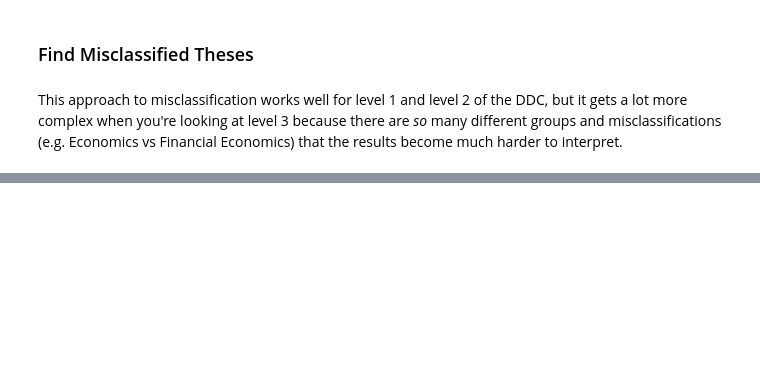
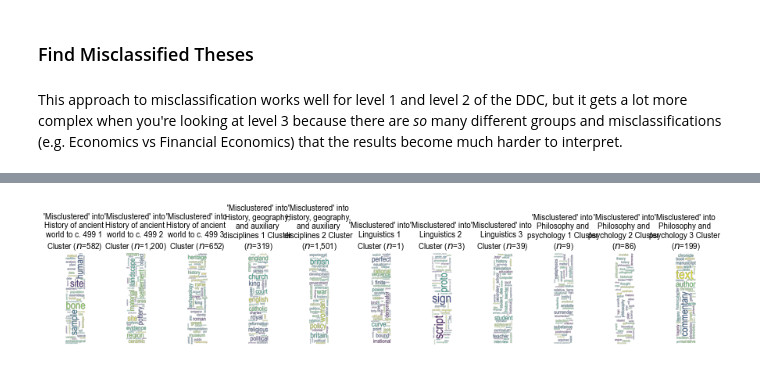
Before and after one commit to jreades/ph-tutorial-code, a Jupyter notebook: Clustering_Word_Embeddings.ipynb, the cells around one changed output, grey strips where cells are left out. Cells and saved outputs as stored; diff of their text form; code cells hidden in the pictures; blank space fills up the shorter version.

Commit message:
Have a working version with the updated class-TF/IDF.

```diff
--- a/Clustering_Word_Embeddings.ipynb
+++ b/Clustering_Word_Embeddings.ipynb
@@ -506,12 +596,6 @@ ddc_level = 3
 # %%
 # Extract clustering based on Z object
 clusterings  = fcluster(Z, num_clusters, criterion='maxclust')
-
-# Plot silhouette
-ax = plt_silhouette(projected[[x for x in projected.columns if x.startswith('Dim ')]], clusterings)
-f = ax.get_figure()
-#plt.savefig(os.path.join('data',f'Silhouette-c{num_clusters}.png'), dpi=150)
-plt.show();
 
 # Label clusters and add to df
 clustered_df = label_clusters(projected, clusterings, ddc_level=ddc_level)
@@ -551,11 +694,14 @@ stopw = ['study','examine','analysis','system','use','design','model','data','wi
 
 Not needed if the `num_clusters` and `ddc_level` are the same as you ran above.
 # %%
-num_clusters = 4
-ddc_level    = 2
+ddc  = 2
+ncls = len(cldf[f"ddc{ddc}"].unique())
+print(f"At the DDC {ddc} level there are {ncls} clusters.")
+
+projected = df.join(dfe).sort_values(by=['ddc1','ddc2'])
 
 # Extract clustering based on Z object
-clusterings  = fcluster(Z, num_clusters, criterion='maxclust')
+clusterings  = fcluster(Z, ncls, criterion='maxclust')
 
 # Label clusters and add to df
-clustered_df = label_clusters(projected, clusterings, ddc_level=ddc_level)
+clustered_df = label_clusters(projected, clusterings, ddc_level=ddc)
@@ -662,0 +718,68 @@ print("Done.")
+# %%
+fsize = (12,5)
+dpi   = 150
+nrows = 1
+
+# For each of the named clusters -- these will
+# have been assigned the name of the dominant
+# DDC in the cluster...
+for ddc_name in sorted(clustered_df[f'ddc{ddc}'].unique()):
+
+    print(f"Processing {ddc_name} DDC...")
+
+    # Here's the selected data sub-frame
+    sdf = clustered_df[clustered_df[f'ddc{ddc}']==ddc_name]
+
+    # Create one document per label (i.e. aggregate the individual documents and count)
+    docs = pd.DataFrame({'Document': sdf.tokens.apply(' '.join), 'Class': sdf[f'Cluster_Name_{ncls}']})
+    docs_per_class = docs.groupby(['Class'], as_index=False).agg({'Document': ' '.join})
+
+    cvec  = CountVectorizer().fit(docs_per_class.Document)
+    count = cvec.transform(docs_per_class.Document)
+    words = cvec.get_feature_names_out()
+
+    ctfidf = CTFIDFVectorizer().fit_transform(count, n_samples=len(docs))
+
+    ncols  = len(sdf[f'Cluster_Name_{ncls}'].unique())
+    nplots = nrows * ncols
+
+    axwidth  = math.floor((fsize[0]/ncols)*dpi)
+    axheight = math.floor(fsize[1]/nrows*dpi)
+
+    print(f"Aiming for width x height of {axwidth} x {axheight}")
+
+    # One image per DDC Category
+    f,axes = plt.subplots(nrows, ncols, figsize=fsize)
+
+    # Set up the word cloud
+    Cloud = WordCloud(background_color=None, mode='RGBA',
+                      max_words=50, relative_scaling=0.5, font_path=fp,
+                      height=axheight, width=axwidth)
+
+    for i, cl in enumerate(sorted(sdf[f'Cluster_Name_{ncls}'].unique())):
+        print(f"Processing {cl} cluster ({i+1} of {nplots})")
+
+        try:
+            ax = axes.flatten()[i]
+        except AttributeError:
+            ax = axes
+
+        tmp = pd.DataFrame({'words':words, 'weights':ctfidf.toarray()[i]}).set_index('words')
+
+        if ddc_name == cl:
+            ax.set_title(break_title(f"{ddc_name} DDC Dominates Cluster ($n$={(sdf[f'Cluster_Name_{ncls}']==cl).sum():,})"), **tfont)
+        else:
+            ax.set_title(break_title(f"'Misclustered' into {cl} Cluster ($n$={(sdf[f'Cluster_Name_{ncls}']==cl).sum():,})", 20), **tfont)
+        ax.imshow(Cloud.generate_from_frequencies({x:tmp.loc[x].weights for x in tmp.index.tolist()}))
+        ax.axis("off")
+        del(tmp)
+
+    while i < len(axes.flatten())-1:
+        i += 1
+        axes.flatten()[i].axis('off')
+
+    plt.tight_layout()
+
+    #plt.savefig(os.path.join(c.outputs_dir,f'{c.which_embedding}-{c.embedding}-d{c.dimensions}-ddc{ddc}-c{ncls}-class_tfidf-{ddc_name}.png'), dpi=dpi)
+    print("Done.")
+# %% [output]
@@ -663 +799,2 @@ print("Done.")
+[figure, added]
 # %% [markdown]
```
Also changed, not shown: parts of 64 cells of this notebook, 1 other file.
